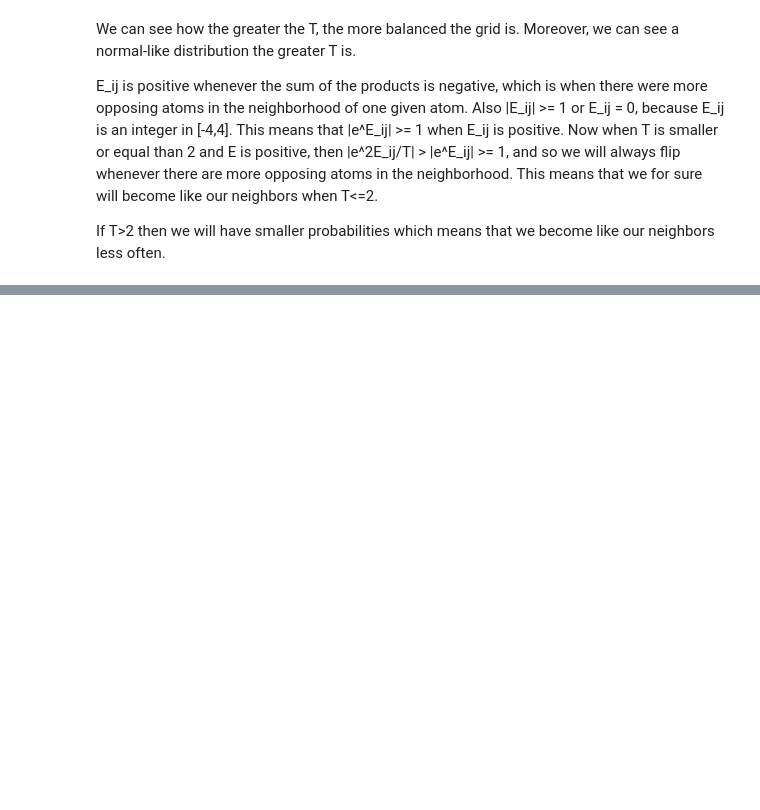
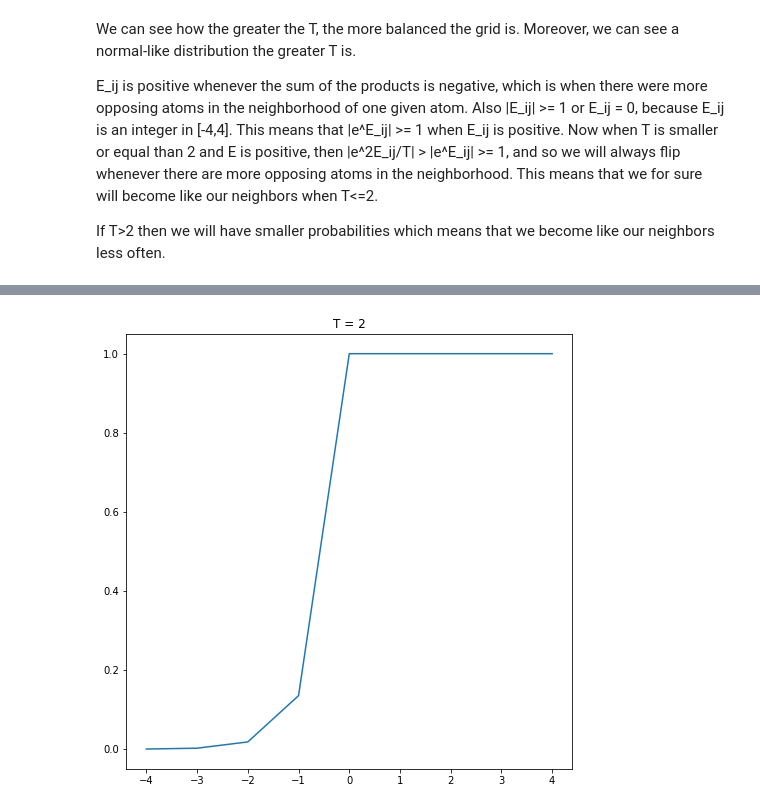
Before and after one commit to jccf12/cs166, a Jupyter notebook: jupyter_notebooks/12.1 The Ising model.ipynb, the cells around one changed output, grey strips where cells are left out. Cells and saved outputs as stored; diff of their text form; code cells hidden in the pictures; blank space fills up the shorter version.

```diff
--- a/jupyter_notebooks/12.1 The Ising model.ipynb
+++ b/jupyter_notebooks/12.1 The Ising model.ipynb
@@ -112,0 +174,8 @@ If T>2 then we will have smaller probabilities which means that we become like o
+# %%
+T = 2
+plt.figure(figsize=(8,8))
+plt.plot(E,X)
+plt.title('T = {}'.format(T))
+plt.show()
+# %% [output]
+[figure, added]
```
Also changed, not shown: parts of 4 cells of this notebook.
